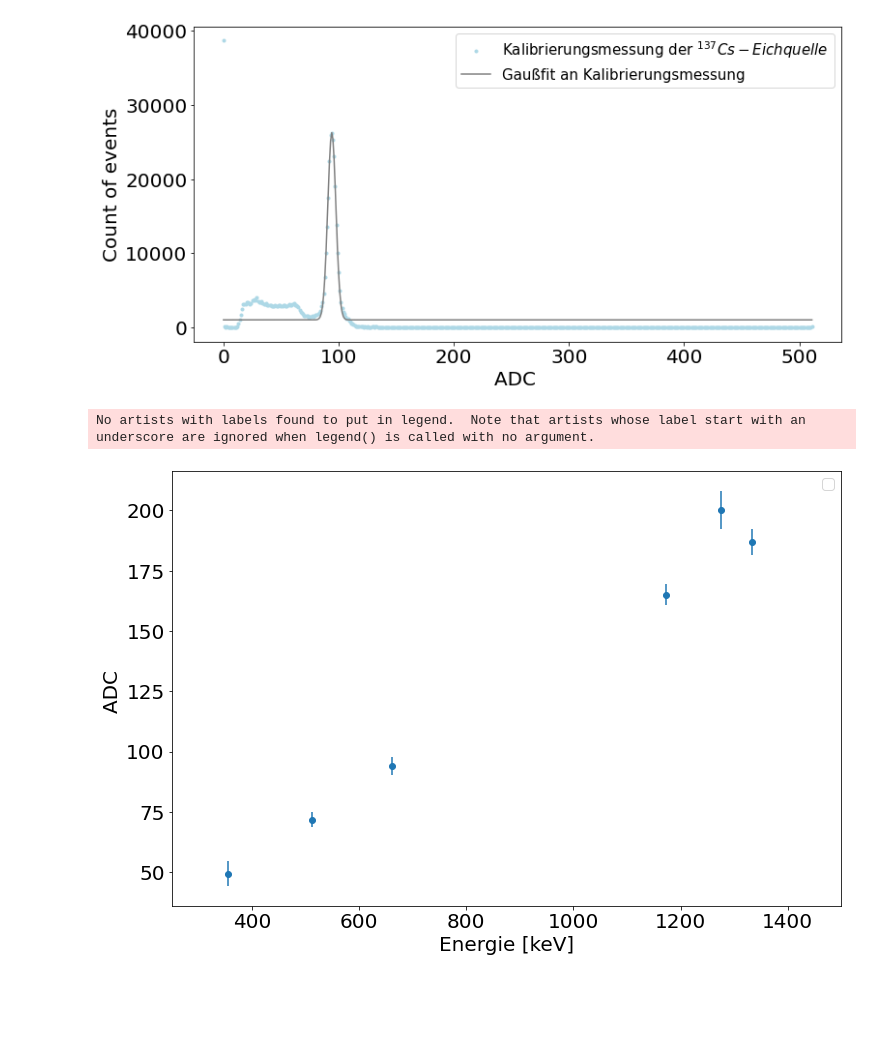
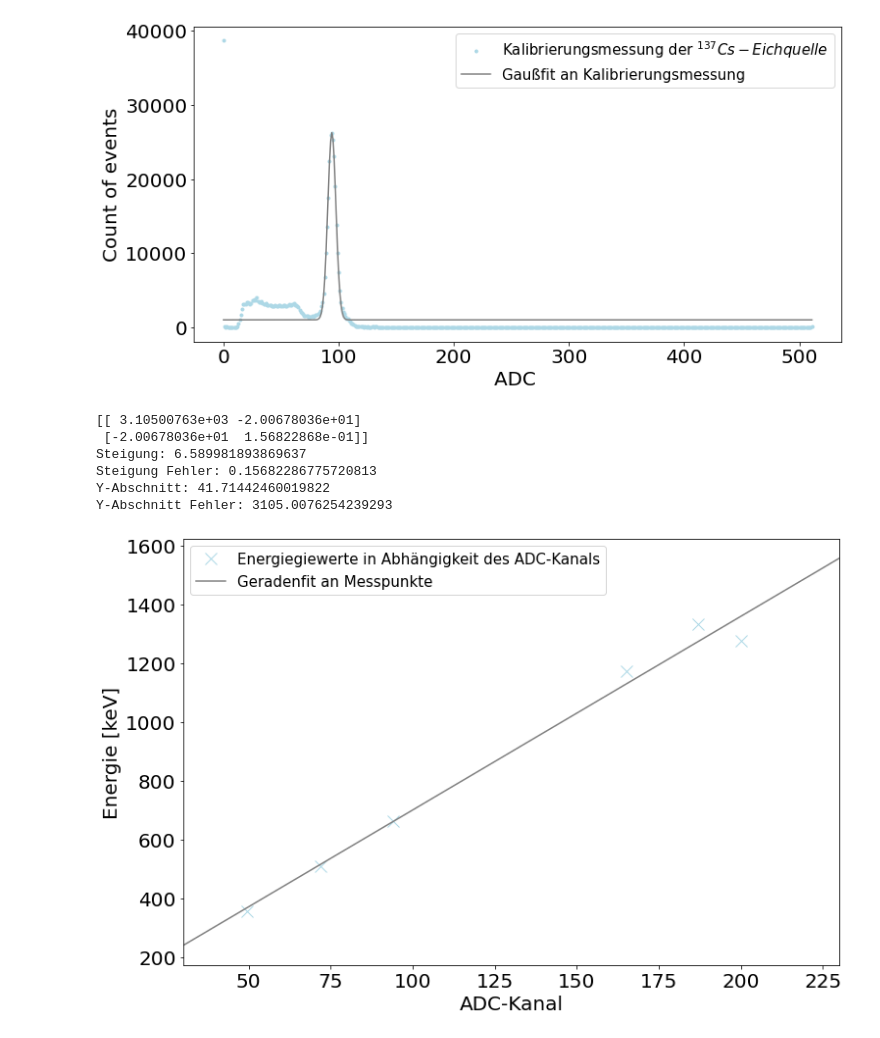
Before and after one commit to Skylake143/Fortgeschrittenenpraktikum, a Jupyter notebook: B22 Compton/A4_1_FitEichpräparate.ipynb, the cells around one changed output. Cells and saved outputs as stored; diff of their text form; code cells hidden in the pictures; blank space fills up the shorter version.

Commit message:
[mod] Energiekalibration

```diff
--- a/B22 Compton/A4_1_FitEichpräparate.ipynb
+++ b/B22 Compton/A4_1_FitEichpräparate.ipynb
@@ -325,30 +325,37 @@ Feher Kalibrierungsfaktor Cs 662: 0.000000
 # %%
 #Energiekalibration
 parameters = {'xtick.labelsize': 20, 'ytick.labelsize': 20}
 plt.rcParams.update(parameters)
 
 #Energyspectrum open LG
 fig, ax = plt.subplots(figsize=(12,8))
-ax.set_xlim(250, 1500)
-
+ax.set_xlim(30, 230)
 
 #Name for axis
-ax.set_xlabel('Energie [keV]', fontsize=20)
-ax.set_ylabel('ADC ', fontsize=20)
-
-#Imminuit-Fit
-ax.errorbar(energy_calibration_x, energy_calibration_y, energy_calibration_y_sigma, fmt="o")
-
+ax.set_xlabel('ADC-Kanal', fontsize=20)
+ax.set_ylabel('Energie [keV]', fontsize=20)
 
 #Plotten der unskalierten Kurven
 # linear_model=np.polyfit(energy_calibration_x,energy_calibration_y,1)
 # linear_model_fn=np.poly1d(linear_model)
 # x_s=np.arange(30,230)
-# ax.plot(energy_calibration_x, energy_calibration_y,'x',markersize=12, color = "lightblue",label = "Energiegiewerte der gemessen ADC-Werte")
-# ax.plot(x_s, linear_model_fn(x_s), color = "grey", label="Geradenfit an Energiekalibration")
+
+params, cov = curve_fit(line,energy_calibration_y, energy_calibration_x)
+x_fit = np.linspace(30,230)
+ax.plot(energy_calibration_y, energy_calibration_x,'x',markersize=12, color = "lightblue",label = "Energiegiewerte in Abhängigkeit des ADC-Kanals")
+ax.plot(x_fit, line(x_fit, params[0], params[1]), color = "grey", label="Geradenfit an Messpunkte")
+print("Steigung:",params[1])
+print("Steigung Fehler:", cov[1,1])
+print("Y-Abschnitt:", params[0])
+print("Y-Abschnitt Fehler:",cov[0,0])
 
 ax.legend(fontsize=15)
 fig.savefig('Kalibrierungsmessung.png', dpi=200)
 # %% [output]
-No artists with labels found to put in legend.  Note that artists whose label start with an underscore are ignored when legend() is called with no argument.
+[[ 3.10500763e+03 -2.00678036e+01]
+ [-2.00678036e+01  1.56822868e-01]]
+Steigung: 6.589981893869637
+Steigung Fehler: 0.15682286775720813
+Y-Abschnitt: 41.71442460019822
+Y-Abschnitt Fehler: 3105.0076254239293
-[figure, old version]
+[figure, new version]
```
